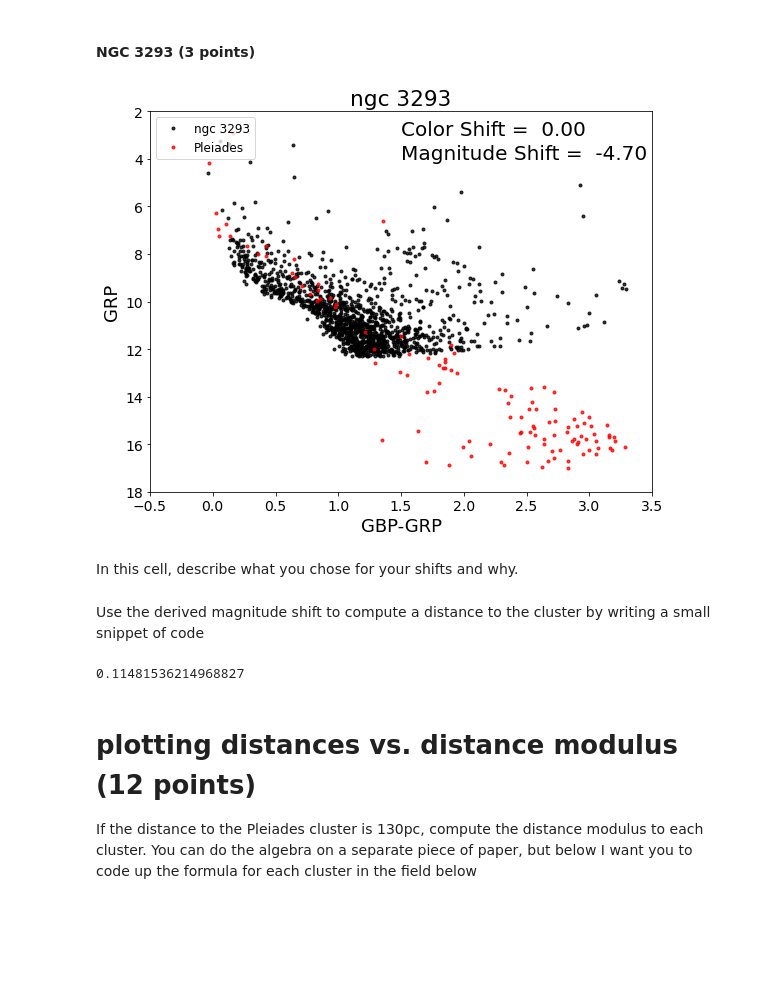
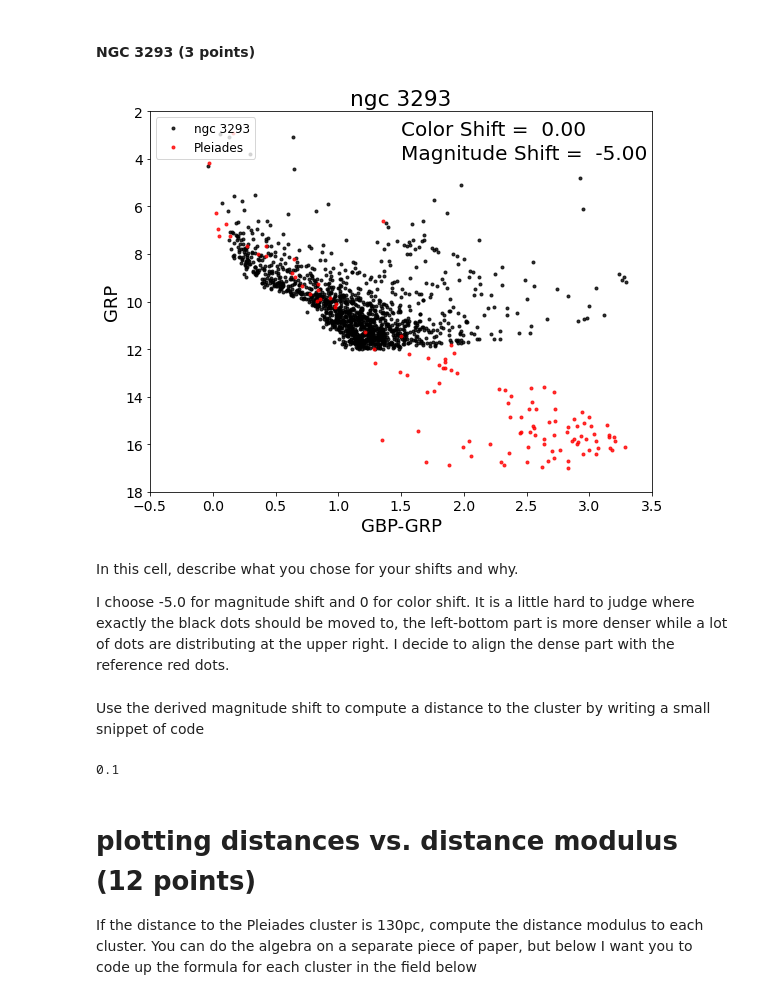
Before and after one commit to zyz-jenny/CMD_distmod_Jenny, a Jupyter notebook: cluster_plot_student.ipynb, the cells around one changed output. Cells and saved outputs as stored; diff of their text form; code cells hidden in the pictures; blank space fills up the shorter version.

```diff
--- a/cluster_plot_student.ipynb
+++ b/cluster_plot_student.ipynb
@@ -113,11 +116,13 @@ print(dist_ratio_ngc6231)
 # %% [markdown]
 #### NGC 3293  (3 points)
 # %%
-cp.cmdplot(clustname='ngc 3293',magshift=-4.7,colshift=0.0)
+cp.cmdplot(clustname='ngc 3293',magshift=-5.0,colshift=0.0)
 # %% [output]
-[figure, old version]
+[figure, new version]
-# %% [markdown]
-In this cell, describe what you chose for your shifts and why.
+# %% [markdown]
+In this cell, describe what you chose for your shifts and why.
+
+I choose -5.0 for magnitude shift and 0 for color shift. It is a little hard to judge where exactly the black dots should be moved to, the left-bottom part is more denser while a lot of dots are distributing at the upper right. I decide to align the dense part with the reference red dots.
 # %% [markdown]
 Use the derived magnitude shift to compute a distance to the cluster by writing a small snippet of code
 # %%
@@ -126,14 +131,14 @@ Use the derived magnitude shift to compute a distance to the cluster by writing
 #### Write code here.
 
 # enter your calculated shift here
-shift_ngc3293 = -4.7
+shift_ngc3293 = -5.0
 
 # Assuming the distance to M45 is 130pc write an code expression that converts your shift into the ratio of the distances
 #the Pleiades to this cluster
 dist_ratio_ngc3293 = 10**((shift_ngc3293)/5)
 print(dist_ratio_ngc3293)
 # %% [output]
-0.11481536214968827
+0.1
 # %% [markdown]
 # plotting distances vs. distance modulus  (12 points)
 If the distance to the Pleiades cluster is 130pc, compute the distance modulus to each cluster.  You can do the algebra on a separate piece of paper, but below I want you to code up the formula for each cluster in the field below
```
Also changed, not shown: parts of 9 cells of this notebook.
